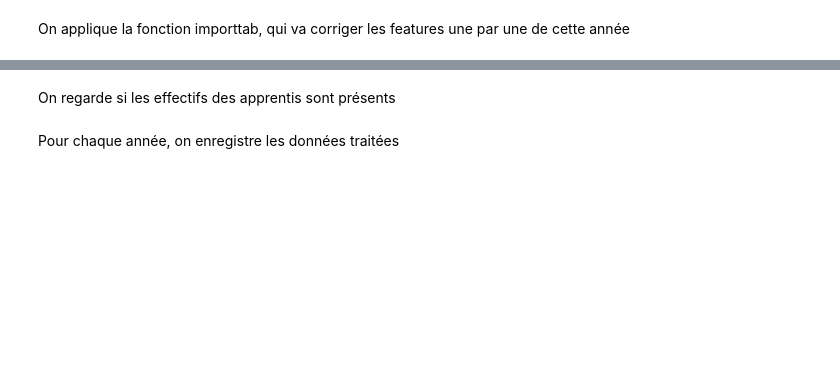
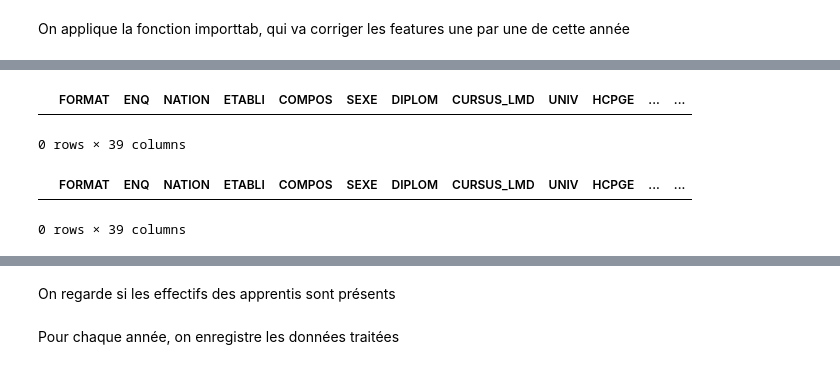
Before and after one commit to dataesr/atlas-opendata, a Jupyter notebook: 1_opendata_altlas_features_to_correct.ipynb, the cells around one changed output, grey strips where cells are left out. Cells and saved outputs as stored; diff of their text form; code cells hidden in the pictures; blank space fills up the shorter version.

```diff
--- a/1_opendata_altlas_features_to_correct.ipynb
+++ b/1_opendata_altlas_features_to_correct.ipynb
@@ -100,3 +131,13 @@ if len(df_up[df_up.FORMAT==''])>0:
+# %%
+df_up.loc[df_up.FORMAT=='']
+# %% [output]
+|  | FORMAT | ENQ | NATION | ETABLI | COMPOS | SEXE | DIPLOM | CURSUS_LMD | UNIV | HCPGE | ... | ... |
+0 rows × 39 columns
+# %%
+df_up.loc[df_up.FORMAT=='None']
+# %% [output]
+|  | FORMAT | ENQ | NATION | ETABLI | COMPOS | SEXE | DIPLOM | CURSUS_LMD | UNIV | HCPGE | ... | ... |
+0 rows × 39 columns
 # %%
 #fonction gentab
 # %%
```
Also changed, not shown: parts of 17 cells of this notebook, 4 other files.
